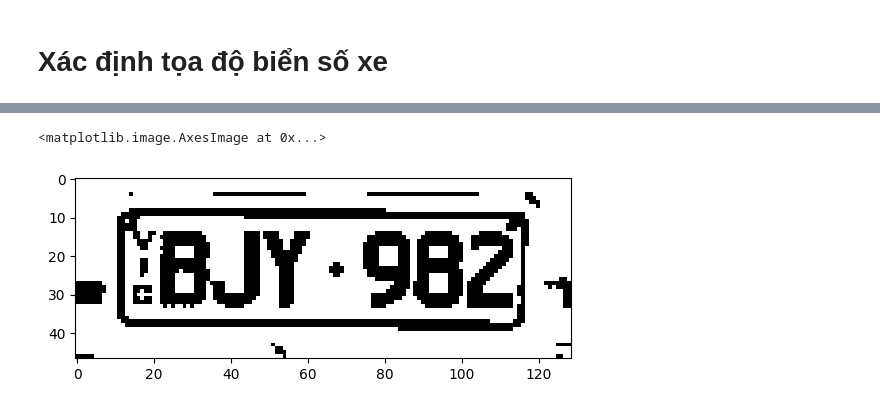
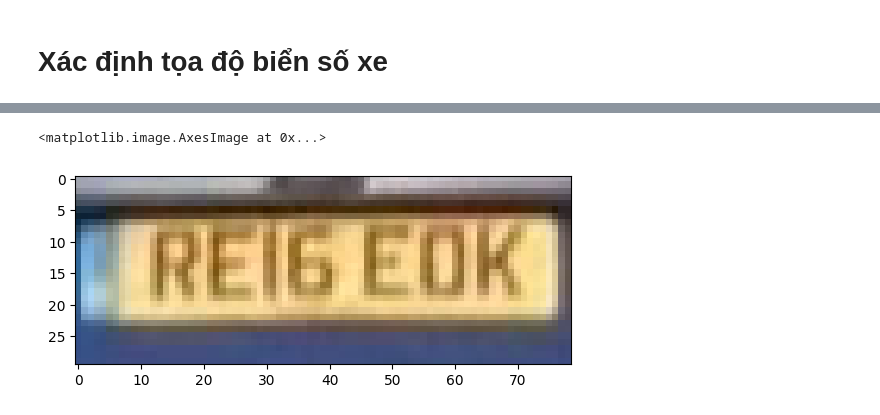
Before and after one commit to vannt263/speechcam_detection, a Jupyter notebook: code/plate/ocrplate.ipynb, the cells around one changed output, grey strips where cells are left out. Cells and saved outputs as stored; diff of their text form; code cells hidden in the pictures.

```diff
--- a/code/plate/ocrplate.ipynb
+++ b/code/plate/ocrplate.ipynb
@@ -148,7 +148,7 @@ import matplotlib.pyplot as plt
 
 license_plate_detector = YOLO('./license_plate_detector.pt')
 # %%
-img = cv2.imread('../../data/image/image3.jpg')
+img = cv2.imread('../../data/image/bs.png')
 gray = cv2.cvtColor(img, cv2.COLOR_BGR2GRAY)
 plt.imshow(cv2.cvtColor(gray, cv2.COLOR_BGR2RGB))
 # %% [output]
@@ -170,11 +170,9 @@ Speed: 8.9ms preprocess, 167.6ms inference, 0.0ms postprocess per image at shape
  0.0)
 # %%
-result = img[int(y1):int(y2), int(x1): int(x2), :]
-license_plate_gray = cv2.cvtColor(result, cv2.COLOR_BGR2GRAY)
-_, license_plate_thresh = cv2.threshold(license_plate_gray, 80, 255, cv2.THRESH_BINARY_INV) # chuyển về ảnh nhị phân
-plt.imshow(cv2.cvtColor(license_plate_thresh, cv2.COLOR_BGR2RGB))
+result = img[int(y1):int(y2), int(x1): int(x2), :] # chuyển về ảnh nhị phân
+plt.imshow(cv2.cvtColor(result, cv2.COLOR_BGR2RGB))
 # %% [output]
 <matplotlib.image.AxesImage at 0x...>
-[figure, old version]
+[figure, new version]
 # %%
 reader = easyocr.Reader(['en'])
```
Also changed, not shown: parts of 13 cells of this notebook, 9 other files.
